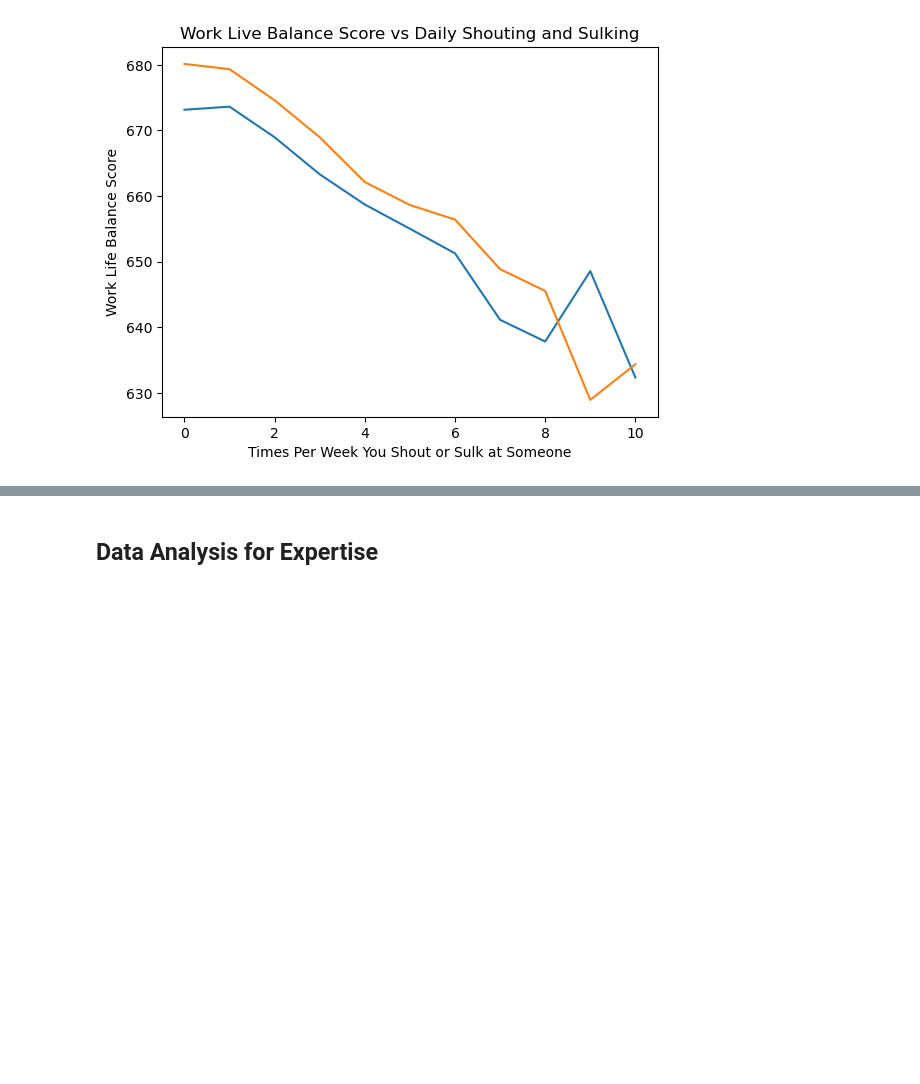
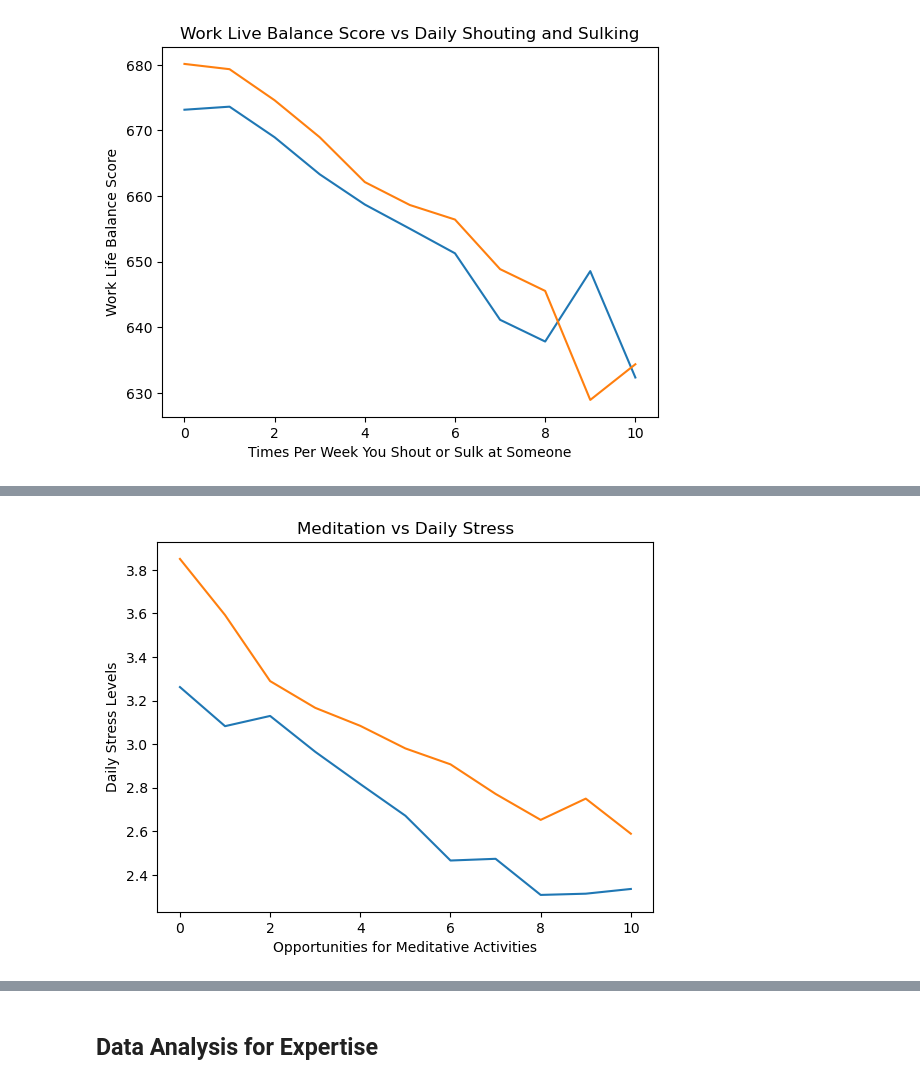
Before and after one commit to jenna-mk/Project_1, a Jupyter notebook: project_1_jenna.ipynb, the cells around one changed output, grey strips where cells are left out. Drawn from its saved outputs; the diff is of its cells as text; code cells hidden in the pictures; blank space fills up the shorter version.

```diff
--- a/project_1_jenna.ipynb
+++ b/project_1_jenna.ipynb
@@ -243,0 +237,15 @@ plt.show()
+# %%
+# Check meditative activities versus stress
+male_stress_med = male_mental_health.groupby('Weekly Meditation')['Daily Stress'].mean()
+female_stress_med = female_mental_health.groupby('Weekly Meditation')['Daily Stress'].mean()
+
+# Plot the lines
+male_stress_med.plot()
+female_stress_med.plot()
+
+plt.xlabel('Opportunities for Meditative Activities')
+plt.ylabel('Daily Stress Levels')
+plt.title('Meditation vs Daily Stress')
+plt.show()
+# %% [output]
+[figure, added]
```
Also changed, not shown: parts of 11 cells of this notebook.
